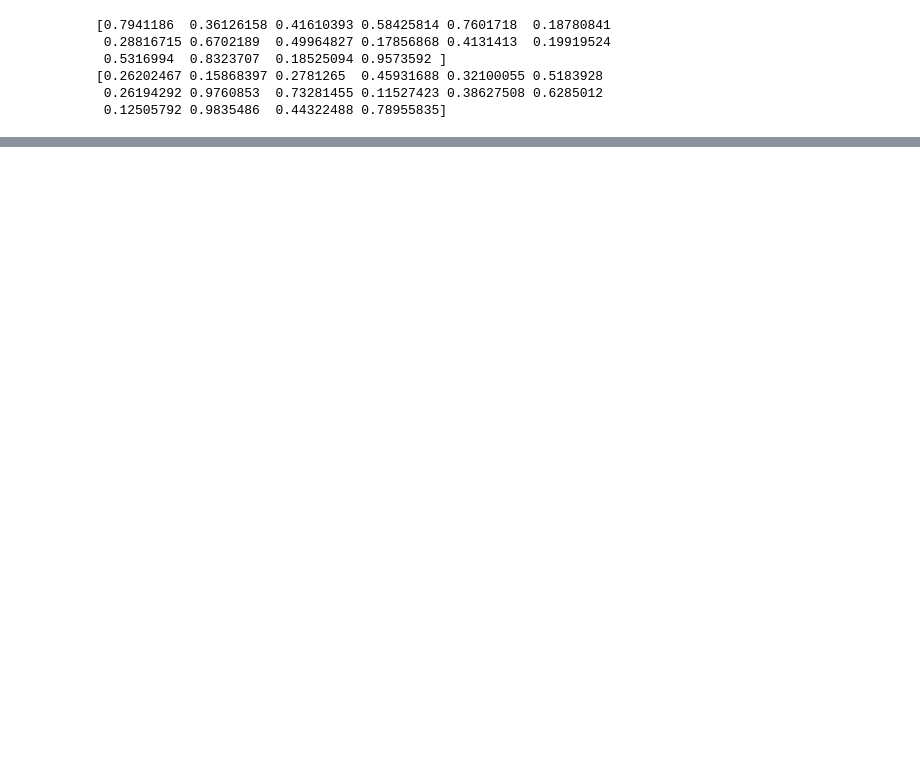
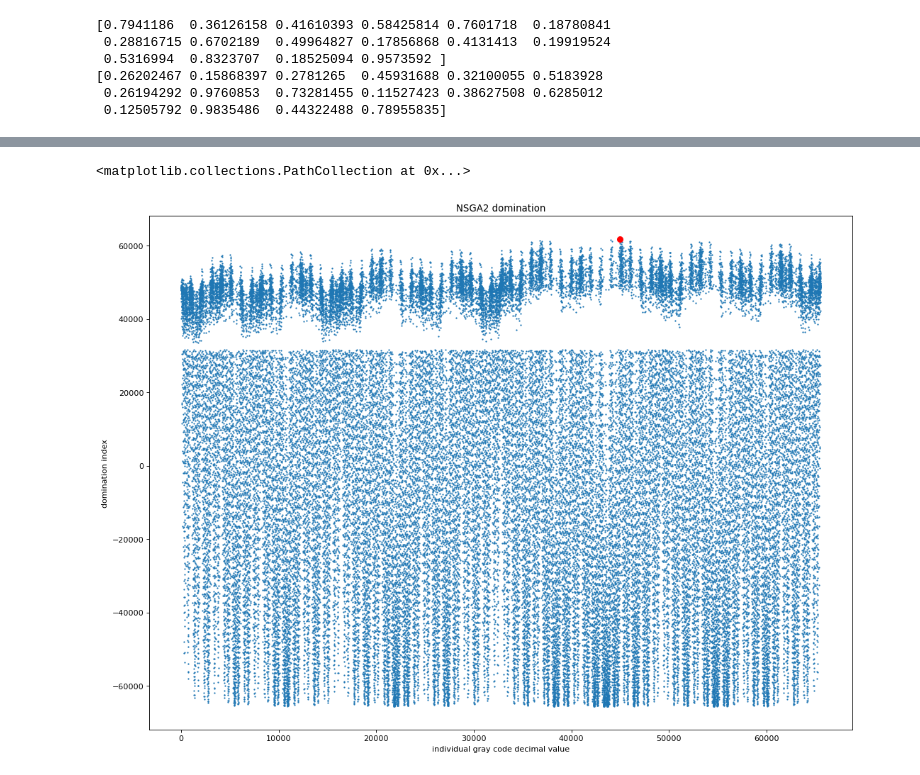
Before and after one commit to Vergenter/mswum, a Jupyter notebook: testNSGA2.ipynb, the cells around one changed output, grey strips where cells are left out. Saved outputs shown, nothing was run; the diff lists cells and outputs as text; code cells hidden in the pictures; blank space fills up the shorter version.

```diff
--- a/testNSGA2.ipynb
+++ b/testNSGA2.ipynb
@@ -75,0 +77,20 @@ array([ True,  True,  True,  True,  True, False, False, False, False,
+# %%
+def grayCode(n):
+
+    # Right Shift the number
+    # by 1 taking xor with
+    # original number
+    return n ^ (n >> 1)
+order = np.array([grayCode(i) for i in range(len(results))])
+gray_code_result = results[order]
+# %%
+best_index = np.argmax(gray_code_result)
+plt.figure(figsize=(16, 12), dpi=80)
+plt.title("NSGA2 domination")
+plt.xlabel("individual gray code decimal value")
+plt.ylabel("domination index")
+plt.scatter(range(len(gray_code_result)),gray_code_result,s=1)
+plt.scatter(best_index,gray_code_result[best_index],c="r",s=50)
+# %% [output]
+<matplotlib.collections.PathCollection at 0x...>
+[figure, added]
```
Also changed, not shown: parts of 2 cells of this notebook.
